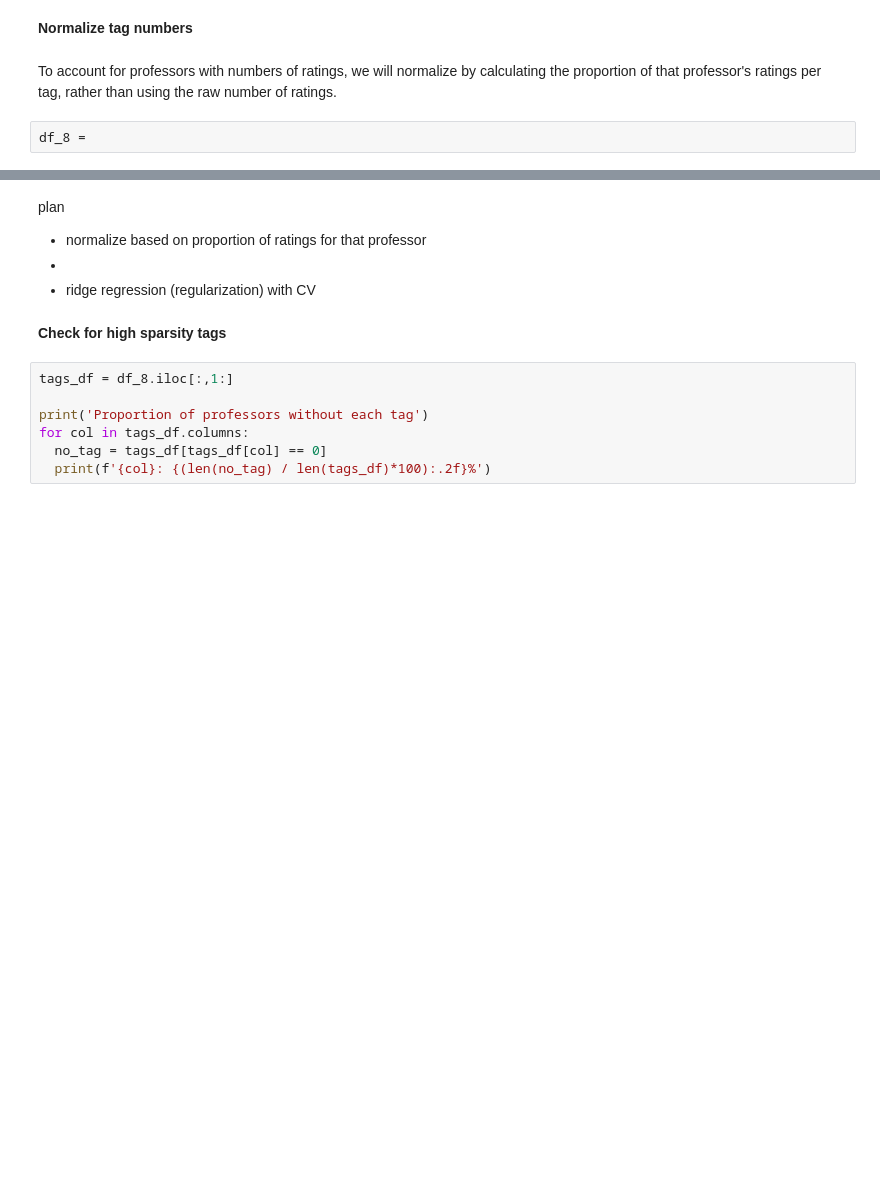
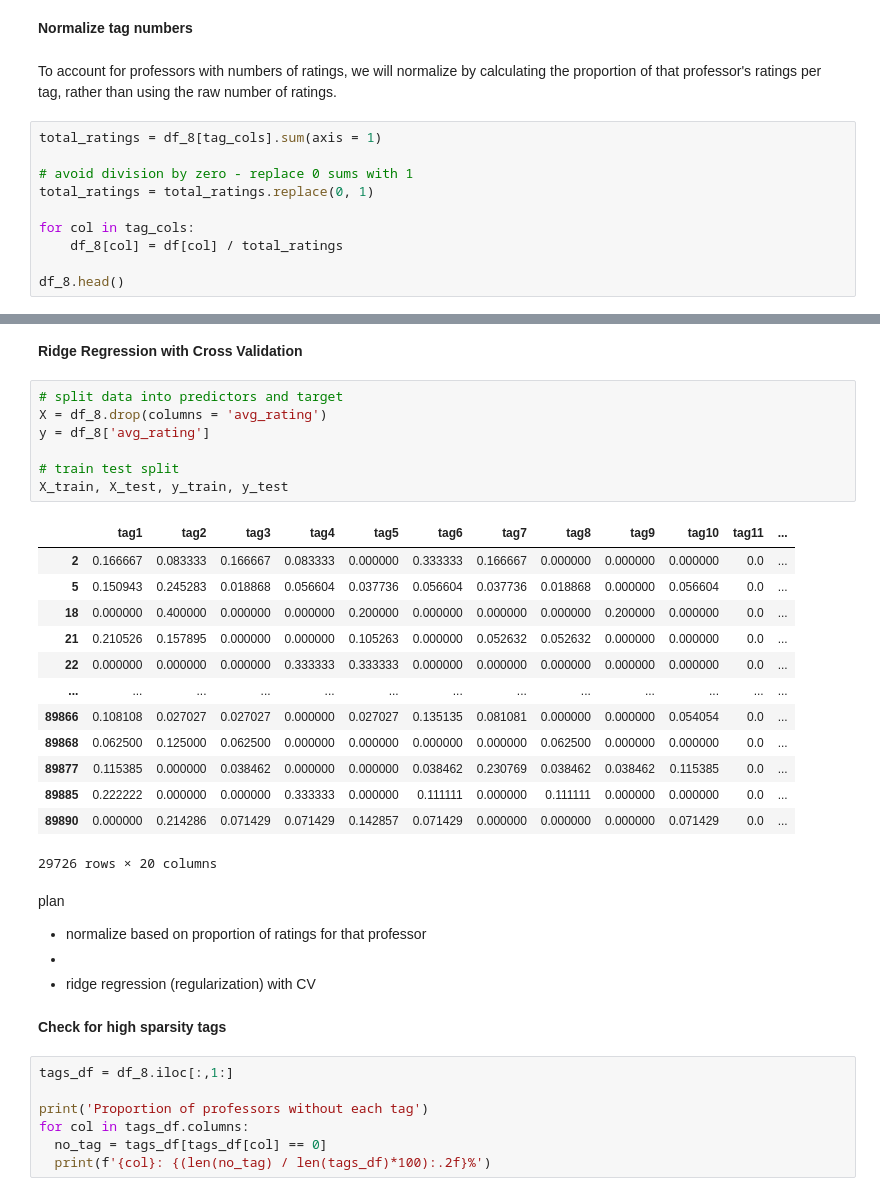
Before and after one commit to rebrinehart/rmpCaptoneAnalysis, a Jupyter notebook: Becca_Capstone_Project.ipynb, the cells around one changed output, grey strips where cells are left out. Drawn from its saved outputs; the diff is of its cells as text; blank space fills up the shorter version.

```diff
--- a/Becca_Capstone_Project.ipynb
+++ b/Becca_Capstone_Project.ipynb
@@ -305,5 +295,13 @@ df_8
 **Normalize tag numbers**
 # %% [markdown]
 To account for professors with numbers of ratings, we will normalize by calculating the proportion of that professor's ratings per tag, rather than using the raw number of ratings.
-# %%
-df_8 =
+# %%
+total_ratings = df_8[tag_cols].sum(axis = 1)
+
+# avoid division by zero - replace 0 sums with 1
+total_ratings = total_ratings.replace(0, 1)
+
+for col in tag_cols:
+    df_8[col] = df[col] / total_ratings
+
+df_8.head()
@@ -310,3 +316,26 @@ df_8 =
+# %% [markdown]
+**Ridge Regression with Cross Validation**
+# %%
+# split data into predictors and target
+X = df_8.drop(columns = 'avg_rating')
+y = df_8['avg_rating']
+
+# train test split
+X_train, X_test, y_train, y_test
+# %% [output]
+|  | tag1 | tag2 | tag3 | tag4 | tag5 | tag6 | tag7 | tag8 | tag9 | tag10 | tag11 | ... |
+| 2 | 0.166667 | 0.083333 | 0.166667 | 0.083333 | 0.000000 | 0.333333 | 0.166667 | 0.000000 | 0.000000 | 0.000000 | 0.0 | ... |
+| 5 | 0.150943 | 0.245283 | 0.018868 | 0.056604 | 0.037736 | 0.056604 | 0.037736 | 0.018868 | 0.000000 | 0.056604 | 0.0 | ... |
+| 18 | 0.000000 | 0.400000 | 0.000000 | 0.000000 | 0.200000 | 0.000000 | 0.000000 | 0.000000 | 0.200000 | 0.000000 | 0.0 | ... |
+| 21 | 0.210526 | 0.157895 | 0.000000 | 0.000000 | 0.105263 | 0.000000 | 0.052632 | 0.052632 | 0.000000 | 0.000000 | 0.0 | ... |
+| 22 | 0.000000 | 0.000000 | 0.000000 | 0.333333 | 0.333333 | 0.000000 | 0.000000 | 0.000000 | 0.000000 | 0.000000 | 0.0 | ... |
+| ... | ... | ... | ... | ... | ... | ... | ... | ... | ... | ... | ... | ... |
+| 89866 | 0.108108 | 0.027027 | 0.027027 | 0.000000 | 0.027027 | 0.135135 | 0.081081 | 0.000000 | 0.000000 | 0.054054 | 0.0 | ... |
+| 89868 | 0.062500 | 0.125000 | 0.062500 | 0.000000 | 0.000000 | 0.000000 | 0.000000 | 0.062500 | 0.000000 | 0.000000 | 0.0 | ... |
+| 89877 | 0.115385 | 0.000000 | 0.038462 | 0.000000 | 0.000000 | 0.038462 | 0.230769 | 0.038462 | 0.038462 | 0.115385 | 0.0 | ... |
+| 89885 | 0.222222 | 0.000000 | 0.000000 | 0.333333 | 0.000000 | 0.111111 | 0.000000 | 0.111111 | 0.000000 | 0.000000 | 0.0 | ... |
+| 89890 | 0.000000 | 0.214286 | 0.071429 | 0.071429 | 0.142857 | 0.071429 | 0.000000 | 0.000000 | 0.000000 | 0.071429 | 0.0 | ... |
+29726 rows × 20 columns
 # %% [markdown]
 plan
 * normalize based on proportion of ratings for that professor
```
Also changed, not shown: parts of 3 cells of this notebook.
